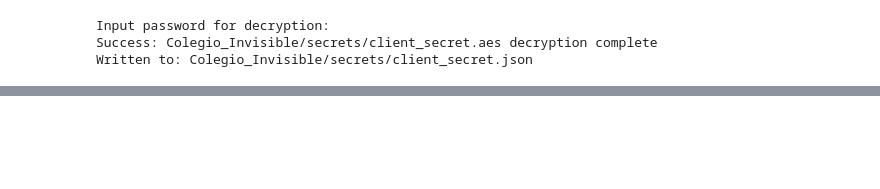
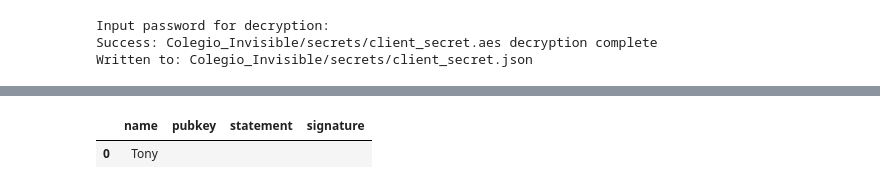
Before and after one commit to ProfDoeg/Colegio_Invisible, a Jupyter notebook: 04_cuaderno.ipynb, the cells around one changed output, grey strips where cells are left out. Drawn from its saved outputs; the diff is of its cells as text; code cells hidden in the pictures; blank space fills up the shorter version.

```diff
--- a/04_cuaderno.ipynb
+++ b/04_cuaderno.ipynb
@@ -46,4 +52,7 @@ scope = ['https://spreadsheets.google.com/feeds',
          'https://www.googleapis.com/auth/drive']
 creds = ServiceAccountCredentials.from_json_keyfile_name('Colegio_Invisible/secrets/client_secret.json', scope)
 client = gspread.authorize(creds)
-sheet = client.open("signatures").sheet1
+sheets = client.open("signatures")
+# %%
+sheet=sheets.worksheets()[0]
+sheet.row_values(1)
@@ -49,0 +100,8 @@ sheet = client.open("signatures").sheet1
+# %%
+import pandas as pd
+
+dataframe = pd.DataFrame(sheet.get_all_records())
+dataframe
+# %% [output]
+|  | name | pubkey | statement | signature |
+| 0 | Tony |  |  |  |
```
Also changed, not shown: parts of 10 cells of this notebook.
